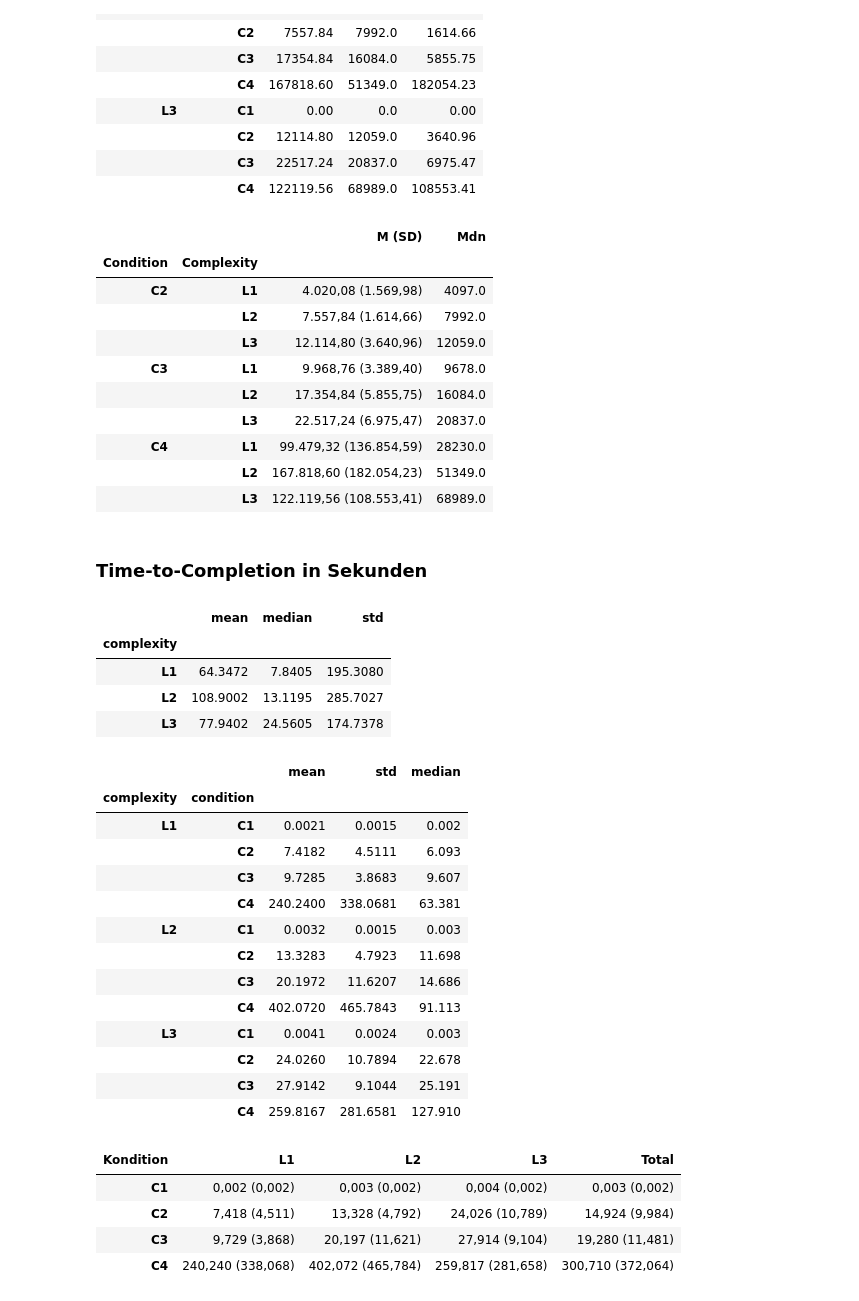
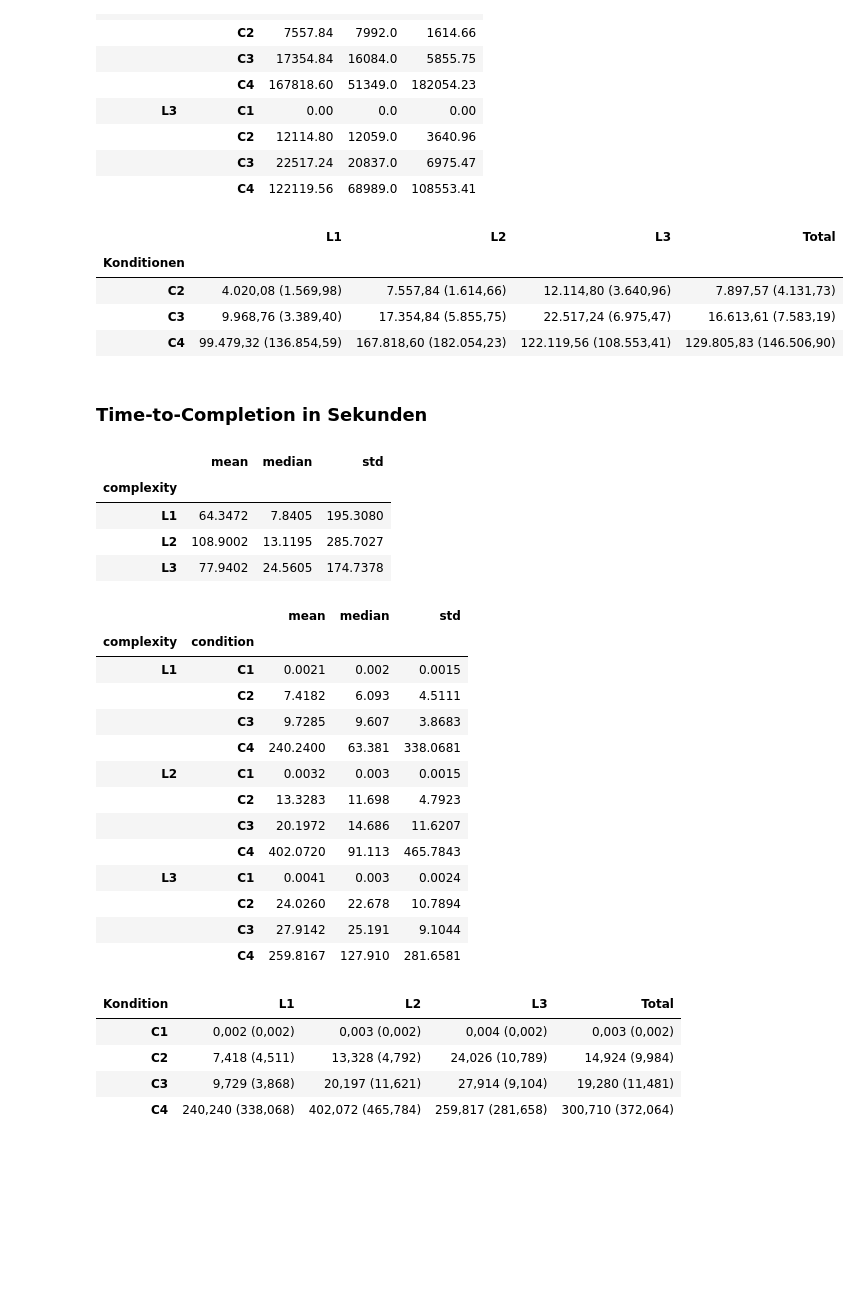
Before and after one commit to StefanEissler/doc-automation-architecture, a Jupyter notebook: notebooks/statistical_evaluation_A_internal.ipynb, the cells around one changed output. Drawn from its saved outputs; the diff is of its cells as text; code cells hidden in the pictures; blank space fills up the shorter version.

```diff
--- a/notebooks/statistical_evaluation_A_internal.ipynb
+++ b/notebooks/statistical_evaluation_A_internal.ipynb
@@ -593,42 +593,45 @@ display(all_tokens_summary_large)
 # %%
 df_filtered = df_A_gemini[df_A_gemini["condition"] != "C1"].copy()
 
 df_filtered["all_tokens"] = df_filtered["all_tokens"].where(
     df_filtered["all_tokens"].notnull(),
     df_filtered["input_tokens"] + df_filtered["output_tokens"],
 )
 
-aggs = ["mean", "std", "median"]
-final_table_tokens = (
+grouped = (
     df_filtered.groupby(["condition", "complexity"])["all_tokens"].agg(aggs).round(2)
 )
-final_table_tokens["M (SD)"] = final_table_tokens.apply(
+grouped["M (SD)"] = grouped.apply(
     lambda row: f"{row['mean']:,.2f} ({row['std']:,.2f})".replace(",", "X")
     .replace(".", ",")
     .replace("X", "."),
     axis=1,
 )
 
-final_table_tokens = final_table_tokens[["M (SD)", "median"]].rename(
-    columns={"median": "Mdn"}
+final_table_tokens = grouped[["M (SD)"]].unstack("complexity")
+final_table_tokens.columns = final_table_tokens.columns.droplevel(0)
+
+grouped_total = df_filtered.groupby("condition")["all_tokens"].agg(aggs).round(2)
+final_table_tokens["Total"] = grouped_total.apply(
+    lambda row: f"{row['mean']:,.2f} ({row['std']:,.2f})".replace(",", "X")
+    .replace(".", ",")
+    .replace("X", "."),
+    axis=1,
 )
-final_table_tokens.index.names = ["Condition", "Complexity"]
-final_table_tokens.columns.name = ""
+
+final_table_tokens.index.name = "Konditionen"
+final_table_tokens.columns.name = None
 
 display(final_table_tokens)
-final_table_tokens.to_csv("./tables/tokens_summary.csv", index=True, sep=";", decimal=",")
+final_table_tokens.to_csv(
+    "./tables/tokens_summary.csv", index=True, sep=";", decimal=","
+)
 # %% [output]
-|  |  | M (SD) | Mdn |
-| Condition | Complexity |  |  |
-| C2 | L1 | 4.020,08 (1.569,98) | 4097.0 |
-|  | L2 | 7.557,84 (1.614,66) | 7992.0 |
-|  | L3 | 12.114,80 (3.640,96) | 12059.0 |
-| C3 | L1 | 9.968,76 (3.389,40) | 9678.0 |
-|  | L2 | 17.354,84 (5.855,75) | 16084.0 |
-|  | L3 | 22.517,24 (6.975,47) | 20837.0 |
-| C4 | L1 | 99.479,32 (136.854,59) | 28230.0 |
-|  | L2 | 167.818,60 (182.054,23) | 51349.0 |
-|  | L3 | 122.119,56 (108.553,41) | 68989.0 |
+|  | L1 | L2 | L3 | Total |
+| Konditionen |  |  |  |  |
+| C2 | 4.020,08 (1.569,98) | 7.557,84 (1.614,66) | 12.114,80 (3.640,96) | 7.897,57 (4.131,73) |
+| C3 | 9.968,76 (3.389,40) | 17.354,84 (5.855,75) | 22.517,24 (6.975,47) | 16.613,61 (7.583,19) |
+| C4 | 99.479,32 (136.854,59) | 167.818,60 (182.054,23) | 122.119,56 (108.553,41) | 129.805,83 (146.506,90) |
 # %% [markdown]
 ### Time-to-Completion in Sekunden
 # %%
@@ -653,20 +656,20 @@ display(all_time_summary_large)
 | L1 | 64.3472 | 7.8405 | 195.3080 |
 | L2 | 108.9002 | 13.1195 | 285.7027 |
 | L3 | 77.9402 | 24.5605 | 174.7378 |
-|  |  | mean | std | median |
+|  |  | mean | median | std |
 | complexity | condition |  |  |  |
-| L1 | C1 | 0.0021 | 0.0015 | 0.002 |
-|  | C2 | 7.4182 | 4.5111 | 6.093 |
-|  | C3 | 9.7285 | 3.8683 | 9.607 |
-|  | C4 | 240.2400 | 338.0681 | 63.381 |
-| L2 | C1 | 0.0032 | 0.0015 | 0.003 |
-|  | C2 | 13.3283 | 4.7923 | 11.698 |
-|  | C3 | 20.1972 | 11.6207 | 14.686 |
-|  | C4 | 402.0720 | 465.7843 | 91.113 |
-| L3 | C1 | 0.0041 | 0.0024 | 0.003 |
-|  | C2 | 24.0260 | 10.7894 | 22.678 |
-|  | C3 | 27.9142 | 9.1044 | 25.191 |
-|  | C4 | 259.8167 | 281.6581 | 127.910 |
+| L1 | C1 | 0.0021 | 0.002 | 0.0015 |
+|  | C2 | 7.4182 | 6.093 | 4.5111 |
+|  | C3 | 9.7285 | 9.607 | 3.8683 |
+|  | C4 | 240.2400 | 63.381 | 338.0681 |
+| L2 | C1 | 0.0032 | 0.003 | 0.0015 |
+|  | C2 | 13.3283 | 11.698 | 4.7923 |
+|  | C3 | 20.1972 | 14.686 | 11.6207 |
+|  | C4 | 402.0720 | 91.113 | 465.7843 |
+| L3 | C1 | 0.0041 | 0.003 | 0.0024 |
+|  | C2 | 24.0260 | 22.678 | 10.7894 |
+|  | C3 | 27.9142 | 25.191 | 9.1044 |
+|  | C4 | 259.8167 | 127.910 | 281.6581 |
 # %%
 formatted = all_time_summary_large[["mean", "std"]].apply(
     lambda row: f"{row['mean']:.3f} ({row['std']:.3f})".replace(".", ","), axis=1
```
Also changed, not shown: parts of 11 cells of this notebook, 3 other files.
